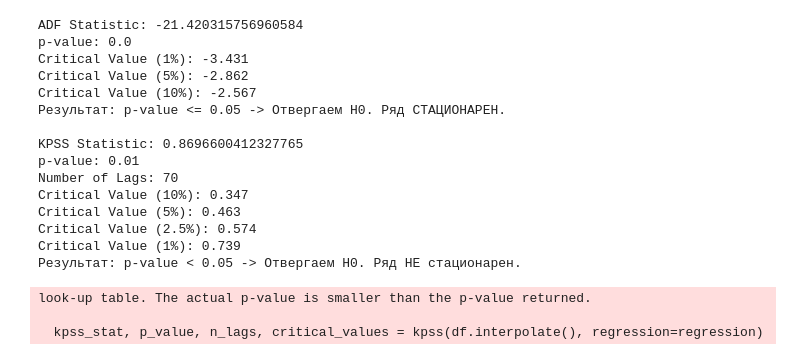
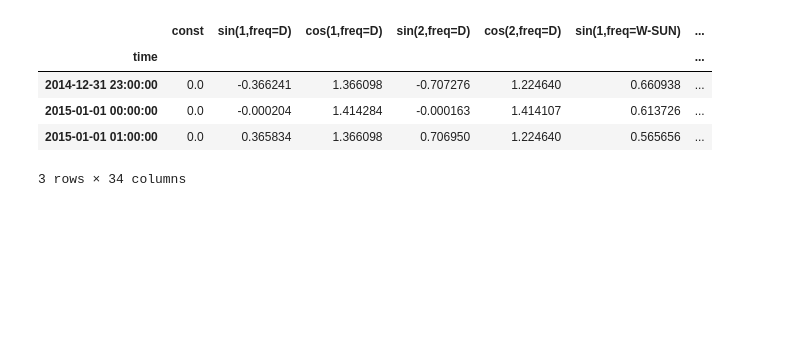
Before and after one commit to shut77/forecasting-timeseries-sarima, a Jupyter notebook: notebooks/analysis.ipynb, the cells around one changed output. Saved outputs shown, nothing was run; the diff lists cells and outputs as text; code cells hidden in the pictures; blank space fills up the shorter version.

```diff
--- a/notebooks/analysis.ipynb
+++ b/notebooks/analysis.ipynb
@@ -127,21 +113,10 @@ def static_tests(df, regression='c'):
-# %%
-static_tests(df)
-# %% [output]
-ADF Statistic: -21.420315756960584
-p-value: 0.0
-Critical Value (1%): -3.431
-Critical Value (5%): -2.862
-Critical Value (10%): -2.567
-Результат: p-value <= 0.05 -> Отвергаем H0. Ряд СТАЦИОНАРЕН.
-
-KPSS Statistic: 0.8696600412327765
-p-value: 0.01
-Number of Lags: 70
-Critical Value (10%): 0.347
-Critical Value (5%): 0.463
-Critical Value (2.5%): 0.574
-Critical Value (1%): 0.739
-Результат: p-value < 0.05 -> Отвергаем H0. Ряд НЕ стационарен.
-look-up table. The actual p-value is smaller than the p-value returned.
-
-  kpss_stat, p_value, n_lags, critical_values = kpss(df.interpolate(), regression=regression)
+# %%
+ex_tr, ex_test = utils.exog_scaler(exog_train, exog_test)
+ex_tr.head(3)
+# %% [output]
+|  | const | sin(1,freq=D) | cos(1,freq=D) | sin(2,freq=D) | cos(2,freq=D) | sin(1,freq=W-SUN) | ... |
+| time |  |  |  |  |  |  | ... |
+| 2014-12-31 23:00:00 | 0.0 | -0.366241 | 1.366098 | -0.707276 | 1.224640 | 0.660938 | ... |
+| 2015-01-01 00:00:00 | 0.0 | -0.000204 | 1.414284 | -0.000163 | 1.414107 | 0.613726 | ... |
+| 2015-01-01 01:00:00 | 0.0 | 0.365834 | 1.366098 | 0.706950 | 1.224640 | 0.565656 | ... |
+3 rows × 34 columns
```
Also changed, not shown: parts of 20 cells of this notebook, 2 other files.
